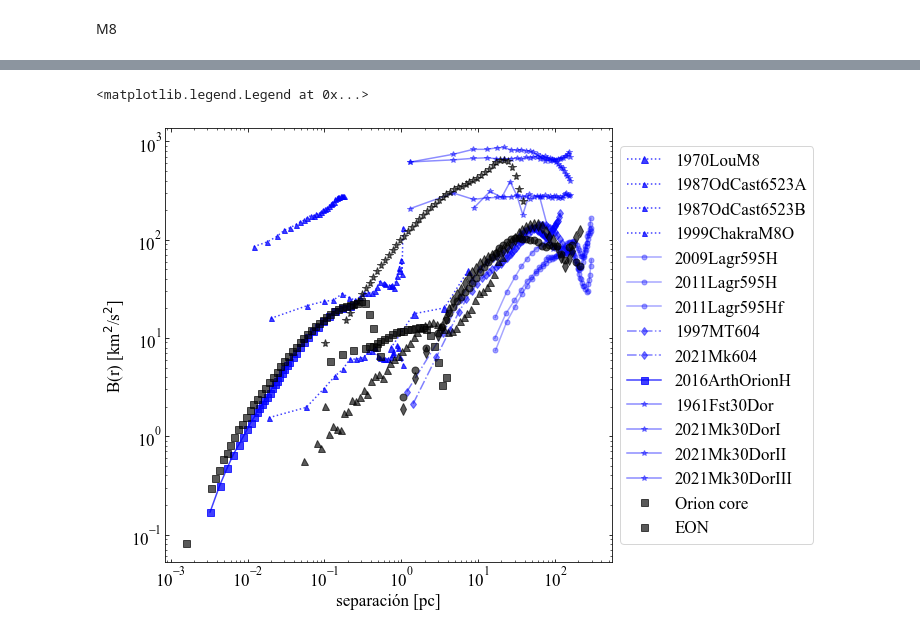
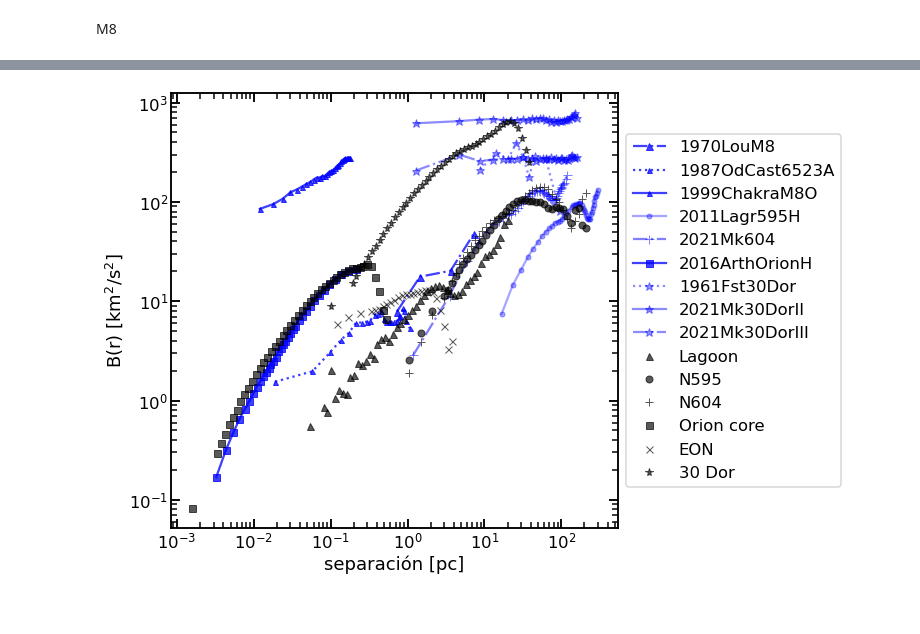
Before and after one commit to JavGVastro/PhD.Paper, a Jupyter notebook: state-of-art/structure-functions-catalogue.ipynb, the cells around one changed output, grey strips where cells are left out. Drawn from its saved outputs; the diff is of its cells as text; code cells hidden in the pictures.

```diff
--- a/state-of-art/structure-functions-catalogue.ipynb
+++ b/state-of-art/structure-functions-catalogue.ipynb
@@ -14,6 +16,9 @@ import json
 # %%
-plt.rcParams["font.family"]="Times New Roman"
-plt.rcParams["font.size"]="10"
+sns.set_context("talk")
+
+
+#plt.rcParams["font.family"]="Times New Roman"
+#plt.rcParams["font.size"]="10"
 # %%
 datapath_names = Path(open("path-name-list.txt", "r").read()).expanduser()
 # %% [markdown]
@@ -496,45 +585,44 @@ No handles with labels found to put in legend.
 # %%
 fig, ax=plt.subplots(figsize=(8,8))
 
 #M8
-plt.loglog(DataH[26].pc*0.363,DataH[26].S**2,marker='^',color='blue',alpha=0.75, markersize=7, label=  DataNH[26], linestyle = ':')
+plt.loglog(DataH[26].pc*0.363,DataH[26].S**2,marker='^',color='blue',alpha=0.75, markersize=7, label=  DataNH[26], linestyle = '-.')
 plt.loglog(DataH[9].pc,DataH[9].S,marker='^',color='blue',alpha=0.75, markersize=5, label=  DataNH[9], linestyle = ':')
-plt.loglog(DataH[10].pc,DataH[10].S,marker='^',color='blue',alpha=0.75, markersize=5, label=  DataNH[10], linestyle = ':')
-plt.loglog(DataH[25].pc*0.006,DataH[25].S,marker='^',color='blue',alpha=0.75, markersize=5, label=  DataNH[25], linestyle = ':')
+#plt.loglog(DataH[10].pc,DataH[10].S,marker='^',color='blue',alpha=0.75, markersize=5, label=  DataNH[10], linestyle = ':')
+plt.loglog(DataH[25].pc*0.006,DataH[25].S,marker='^',color='blue',alpha=0.75, markersize=5, label=  DataNH[25], linestyle = '-')
 #595
-plt.loglog(DataG[2].pc,DataG[2].S,color='blue',alpha=0.35, label= DataNG[2], linestyle ='-',marker='o',markersize=5)
+#plt.loglog(DataG[2].pc,DataG[2].S,color='blue',alpha=0.35, label= DataNG[2], linestyle ='-',marker='o',markersize=5)
 plt.loglog(DataG[5].pc,DataG[5].S*5.92**2,color='blue',alpha=0.35, label= DataNG[5], linestyle ='-',marker='o',markersize=5)
-plt.loglog(DataG[6].pc,DataG[6].S*5.92**2,color='blue',alpha=0.35,label= DataNG[6],linestyle='-',marker='o',markersize=5)
+#plt.loglog(DataG[6].pc,DataG[6].S*5.92**2,color='blue',alpha=0.35,label= DataNG[6],linestyle='-',marker='o',markersize=5)
 #604
-plt.loglog(DataG[1].pc,DataG[1].S,color='blue',linestyle='-.' , label= DataNG[1],marker='d',alpha=0.5)
-plt.loglog(DataG[14].pc,DataG[14].S*7.2**2,color='blue',linestyle='-.' , label= DataNG[14],marker='d',alpha=0.5)
+#plt.loglog(DataG[1].pc,DataG[1].S,color='blue',linestyle='-.' , label= DataNG[1],marker='d',alpha=0.5)
+plt.loglog(DataG[14].pc,DataG[14].S*7.2**2,color='blue',linestyle='-.' , label= DataNG[14],marker='+',alpha=0.5)
 #Orion
 plt.loglog(DataH[21].pc,DataH[21].S*9.37,marker='s',color='blue',alpha=0.75, markersize=7, label=  DataNH[21])
 #30
-plt.loglog(DataG[0].pc,DataG[0].S,color='blue',alpha=0.45,linestyle='-' , label= DataNG[0],marker='*')
-plt.loglog(DataG[11].pc,DataG[11].S*18.2**2,color='blue',alpha=0.45,linestyle='-' , label= DataNG[11],marker='*')
+plt.loglog(DataG[0].pc,DataG[0].S,color='blue',alpha=0.45,linestyle=':' , label= DataNG[0],marker='*')
+#plt.loglog(DataG[11].pc,DataG[11].S*18.2**2,color='blue',alpha=0.45,linestyle='-' , label= DataNG[11],marker='*')
 plt.loglog(DataG[12].pc,DataG[12].S*14.5**2,color='blue',alpha=0.45,linestyle='-' , label= DataNG[12],marker='*')
-plt.loglog(DataG[13].pc,DataG[13].S*11.6**2,color='blue',alpha=0.45,linestyle='-' , label= DataNG[13],marker='*')
+plt.loglog(DataG[13].pc,DataG[13].S*11.6**2,color='blue',alpha=0.45,linestyle='-.' , label= DataNG[13],marker='*')
 
-plt.loglog(r_M8,B_M8,marker='^',color='black',alpha=0.65, markersize=7, linestyle ='')
-plt.loglog(r_595,B_595,marker='o',color='black',alpha=0.65, markersize=7, linestyle ='')
-plt.loglog(r_604,B_604,marker='d',color='black',alpha=0.65, markersize=8, linestyle ='')
+plt.loglog(r_M8,B_M8,marker='^',color='black',alpha=0.65, markersize=7, linestyle ='', label= 'Lagoon')
+plt.loglog(r_595,B_595,marker='o',color='black',alpha=0.65, markersize=7, linestyle ='', label= 'N595')
+plt.loglog(r_604,B_604,marker='+',color='black',alpha=0.65, markersize=8, linestyle ='', label= 'N604')
 plt.loglog(r_Orion,B_Orion,marker='s',color='black',alpha=0.65, markersize=7, label= 'Orion core', linestyle ='')
-plt.loglog(r_EON,B_EON,marker='s',color='black',alpha=0.65, markersize=7,label= 'EON', linestyle ='' )
-plt.loglog(r_Dor,B_Dor,marker='*',color='black',alpha=0.65, markersize=8, linestyle ='')
+plt.loglog(r_EON,B_EON,marker='x',color='black',alpha=0.65, markersize=7,label= 'EON', linestyle ='' )
+plt.loglog(r_Dor,B_Dor,marker='*',color='black',alpha=0.65, markersize=8, linestyle ='', label= '30 Dor')
 
 
 ax.set(xlabel='separación [pc]', ylabel='B(r) [km$^{2}$/s$^{2}$]')
 plt.tick_params(which='both', labelright=False, direction='in', right=True,  top=True)
 #plt.grid(which='minor')
 #plt.title('Laguna (M8,NGC 6253)')
 plt.legend(loc='center left', bbox_to_anchor=(1, 0.5))
 #plt.legend()
-#fig.savefig('plots/comp-comp.pdf',
-#              bbox_inches='tight')
+fig.savefig('plots/comp-comp-same.pdf',
+              bbox_inches='tight')
 # %% [output]
-<matplotlib.legend.Legend at 0x...>
-[figure, old version]
+[figure, new version]
 # %%
 #mask = SFresults[samples_results[0][7]]["SF"]["N pairs"] > 0
 B_Car = data[samples[0][21]]['B']
```
Also changed, not shown: parts of 19 cells of this notebook, 26 other files.
